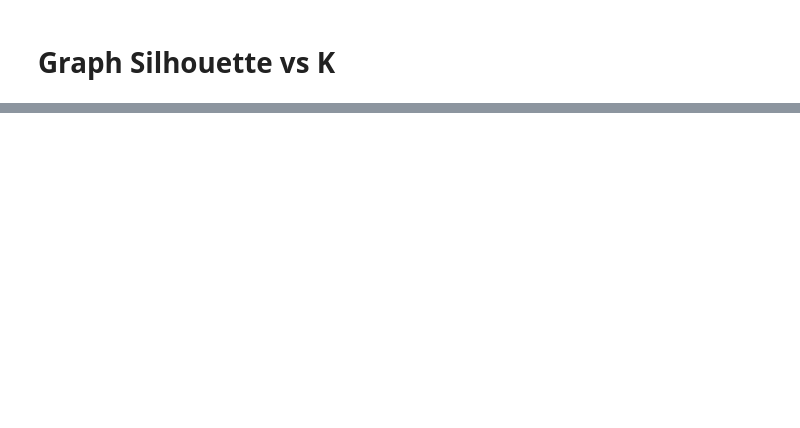
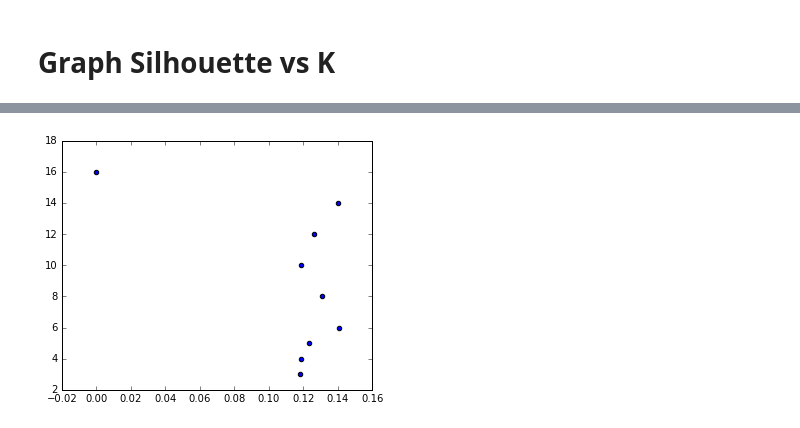
Before and after one commit to slstarnes/data-smart-sans-excel, a Jupyter notebook: Data Smart Sans Excel.ipynb, the cells around one changed output, grey strips where cells are left out. Saved outputs shown, nothing was run; the diff lists cells and outputs as text; code cells hidden in the pictures; blank space fills up the shorter version.

```diff
--- a/Data Smart Sans Excel.ipynb
+++ b/Data Smart Sans Excel.ipynb
@@ -467,0 +480,10 @@ For n_clusters = 5 The average silhouette_score is : 0.14092516242
+# %%
+rnc = np.array(range_n_clusters)
+fig2 = plt.figure(figsize=(5, 4))
+gs2 = gridspec.GridSpec(1, 1)
+ax2 = plt.subplot(gs2[0])
+ax2.scatter(s_per_K,rnc)
+plt.tight_layout()
+fig2.canvas.draw()
+# %% [output]
+[figure, added]
```
Also changed, not shown: parts of 9 cells of this notebook.
